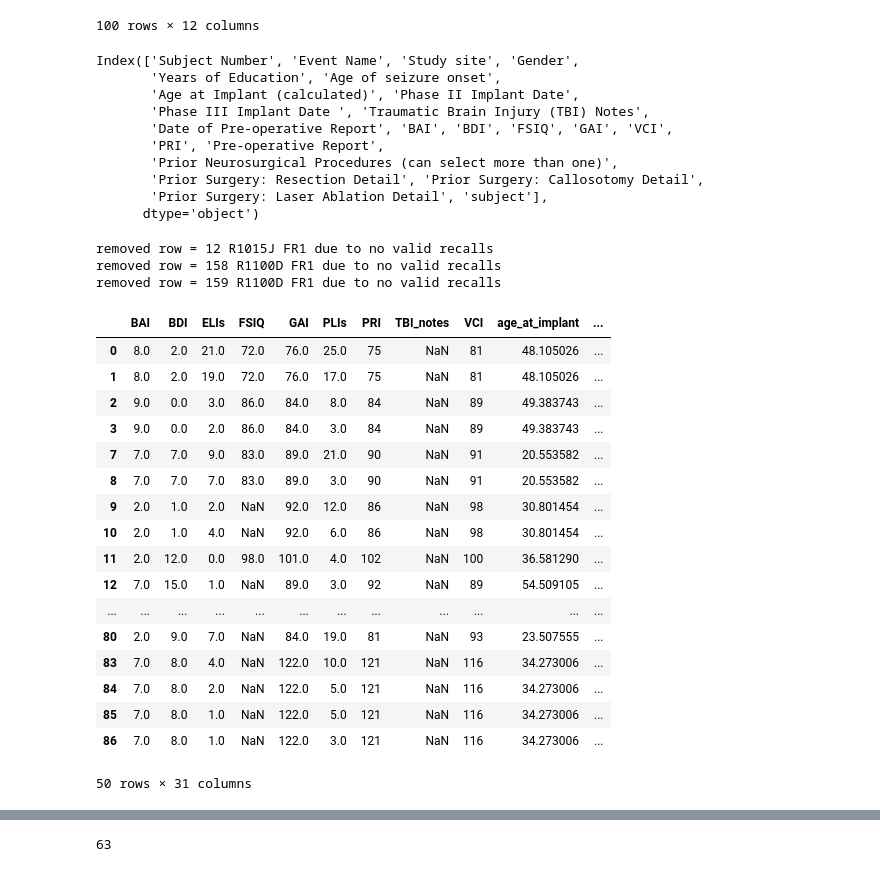
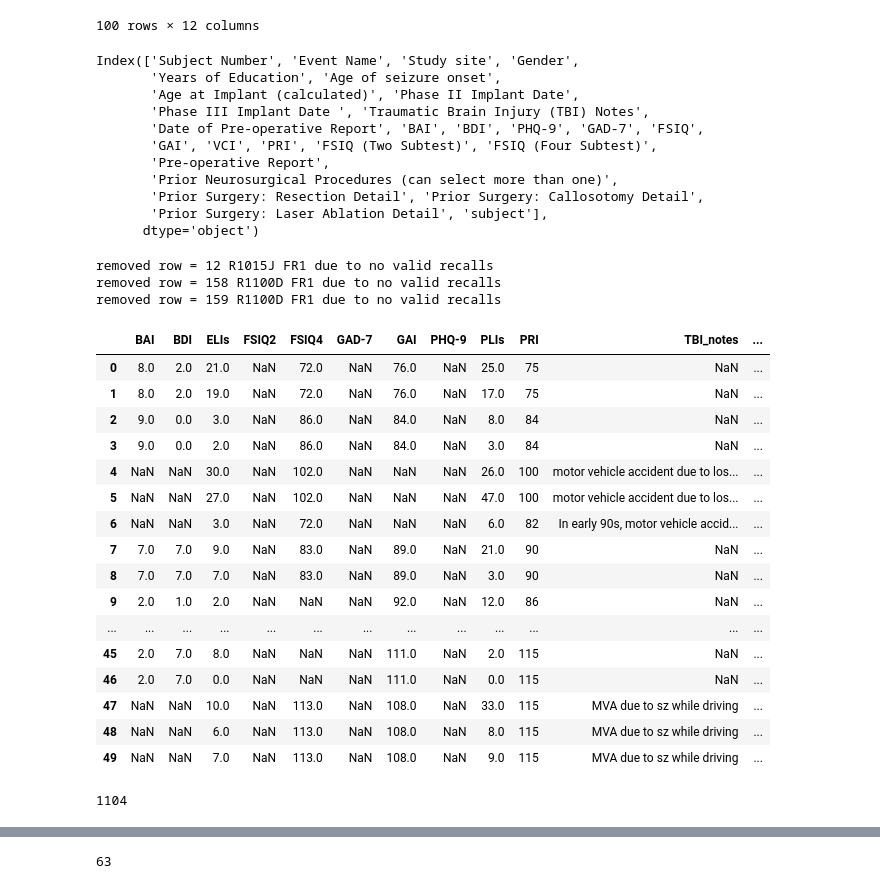
Before and after one commit to NoaHerz/Mental_health, a Jupyter notebook: MH_Master.ipynb, the cells around one changed output, grey strips where cells are left out. Saved outputs shown, nothing was run; the diff lists cells and outputs as text; code cells hidden in the pictures.

Commit message:
Update Master with new subs

```diff
--- a/MH_Master.ipynb
+++ b/MH_Master.ipynb
@@ -13,7 +13,7 @@ BDI_high = 16
 BDI_low = 10
 
 sel_sub = pd.DataFrame([])
-master = pd.read_excel(r'./All_neuropsych.xlsx',engine="openpyxl") #read master spreadsheet of all RAM subjects demo/neuropsych data
+master = pd.read_excel(r'./220222_all_neuropsych.xlsx',engine="openpyxl") #read master spreadsheet of all RAM subjects demo/neuropsych data
 
 sub_mat=list(np.zeros(len(master))*np.nan)
 df = get_data_index('r1')
@@ -26,3 +26,5 @@ for sub in df['subject'].unique():
             sub_mat[i]=sub
 # df_select[0:50]
 master['subject']=sub_mat
+
+len(master)
@@ -135,9 +196,9 @@ for sub in master['subject']:
 #                             'BAI':BAI,
 #                             'BDI':BDI
 #                             },ignore_index=True)
-                    row = master[master['subject']==sub] #get row of BAI/BDI scores for subject
-                    BAI = row['BAI'].item()
-                    BDI = row['BDI'].item()
+#                     row = master[master['subject']==sub] #get row of BAI/BDI scores for subject
+#                     BAI = row['BAI'].item()
+#                     BDI = row['BDI'].item()
                     trial_df = trial_df.append({ #create dataframe of events for analysis grouped by session
                         'subject':sub,
                         'session': sess,
@@ -177,8 +238,9 @@ Index(['Subject Number', 'Event Name', 'Study site', 'Gender',
        'Years of Education', 'Age of seizure onset',
        'Age at Implant (calculated)', 'Phase II Implant Date',
        'Phase III Implant Date ', 'Traumatic Brain Injury (TBI) Notes',
-       'Date of Pre-operative Report', 'BAI', 'BDI', 'FSIQ', 'GAI', 'VCI',
-       'PRI', 'Pre-operative Report',
+       'Date of Pre-operative Report', 'BAI', 'BDI', 'PHQ-9', 'GAD-7', 'FSIQ',
+       'GAI', 'VCI', 'PRI', 'FSIQ (Two Subtest)', 'FSIQ (Four Subtest)',
+       'Pre-operative Report',
        'Prior Neurosurgical Procedures (can select more than one)',
        'Prior Surgery: Resection Detail', 'Prior Surgery: Callosotomy Detail',
        'Prior Surgery: Laser Ablation Detail', 'subject'],
@@ -216,50 +278,56 @@ for i in trial_df.index:
                 'average_total_recalls':allrec_avg,
                 'average_ELI':ELI_avg,
                 'average_PLI':PLI_avg,
                 'average_total_ints':ELI_avg+PLI_avg,
                 'BAI':master[master['subject']==sub]['BAI'].item(),
                 'BDI':master[master['subject']==sub]['BDI'].item(),
                 'site':master[master['subject']==sub]['Study site'].item(),
                 'gender':master[master['subject']==sub]['Gender'].item(),
                 'years_of_education':master[master['subject']==sub]['Years of Education'].item(),
                 'age_of_seizure_onset':master[master['subject']==sub]['Age of seizure onset'].item(),
                 'age_at_implant':master[master['subject']==sub]['Age at Implant (calculated)'].item(),
                 'implant_date':master[master['subject']==sub]['Phase II Implant Date'].item(),
                 'reimplant_date':master[master['subject']==sub]['Phase III Implant Date '].item(),
                 'TBI_notes':master[master['subject']==sub]['Traumatic Brain Injury (TBI) Notes'].item(),
                 'date_of_neuropsych_report':master[master['subject']==sub]['Date of Pre-operative Report'].item(),
-                'FSIQ':master[master['subject']==sub]['FSIQ'].item(),
+                'FSIQ4':master[master['subject']==sub]['FSIQ'].item(),
                 'GAI':master[master['subject']==sub]['GAI'].item(),
                 'VCI':master[master['subject']==sub]['VCI'].item(),
                 'PRI':master[master['subject']==sub]['PRI'].item(),
+                'FSIQ2':master[master['subject']==sub]['FSIQ (Four Subtest)'].item(),
+                'PHQ-9':master[master['subject']==sub]['PHQ-9'].item(),
+                'GAD-7':master[master['subject']==sub]['GAD-7'].item(),
                 'binary_prior_neuro': master[master['subject']==sub]['Prior Neurosurgical Procedures (can select more than one)'].item()=='nan',
                 'prior_neurosurgical_procedures':master[master['subject']==sub]['Prior Neurosurgical Procedures (can select more than one)'].item(),
             }, ignore_index = True)
         else:
             print('removed row =', i, sub, exp, 'due to no valid recalls')
     except:
         print('failed for row =', i, sub, exp)
-df_master = df_master.dropna(subset=['BAI', 'BDI'], how='all') #drop sessions from subjects that have neither score
+# df_master = df_master.dropna(subset=['BAI', 'BDI'], how='all') #drop sessions from subjects that have neither score
 df_master[:50]
 # %% [output]
 removed row = 12 R1015J FR1 due to no valid recalls
 removed row = 158 R1100D FR1 due to no valid recalls
 removed row = 159 R1100D FR1 due to no valid recalls
-|  | BAI | BDI | ELIs | FSIQ | GAI | PLIs | PRI | TBI_notes | VCI | age_at_implant | ... |
-| 0 | 8.0 | 2.0 | 21.0 | 72.0 | 76.0 | 25.0 | 75 | NaN | 81 | 48.105026 | ... |
-| 1 | 8.0 | 2.0 | 19.0 | 72.0 | 76.0 | 17.0 | 75 | NaN | 81 | 48.105026 | ... |
-| 2 | 9.0 | 0.0 | 3.0 | 86.0 | 84.0 | 8.0 | 84 | NaN | 89 | 49.383743 | ... |
-| 3 | 9.0 | 0.0 | 2.0 | 86.0 | 84.0 | 3.0 | 84 | NaN | 89 | 49.383743 | ... |
-| 7 | 7.0 | 7.0 | 9.0 | 83.0 | 89.0 | 21.0 | 90 | NaN | 91 | 20.553582 | ... |
-| 8 | 7.0 | 7.0 | 7.0 | 83.0 | 89.0 | 3.0 | 90 | NaN | 91 | 20.553582 | ... |
-| 9 | 2.0 | 1.0 | 2.0 | NaN | 92.0 | 12.0 | 86 | NaN | 98 | 30.801454 | ... |
-| 10 | 2.0 | 1.0 | 4.0 | NaN | 92.0 | 6.0 | 86 | NaN | 98 | 30.801454 | ... |
-| 11 | 2.0 | 12.0 | 0.0 | 98.0 | 101.0 | 4.0 | 102 | NaN | 100 | 36.581290 | ... |
-| 12 | 7.0 | 15.0 | 1.0 | NaN | 89.0 | 3.0 | 92 | NaN | 89 | 54.509105 | ... |
-| ... | ... | ... | ... | ... | ... | ... | ... | ... | ... | ... | ... |
-| 80 | 2.0 | 9.0 | 7.0 | NaN | 84.0 | 19.0 | 81 | NaN | 93 | 23.507555 | ... |
-| 83 | 7.0 | 8.0 | 4.0 | NaN | 122.0 | 10.0 | 121 | NaN | 116 | 34.273006 | ... |
-| 84 | 7.0 | 8.0 | 2.0 | NaN | 122.0 | 5.0 | 121 | NaN | 116 | 34.273006 | ... |
-| 85 | 7.0 | 8.0 | 1.0 | NaN | 122.0 | 5.0 | 121 | NaN | 116 | 34.273006 | ... |
-| 86 | 7.0 | 8.0 | 1.0 | NaN | 122.0 | 3.0 | 121 | NaN | 116 | 34.273006 | ... |
+|  | BAI | BDI | ELIs | FSIQ2 | FSIQ4 | GAD-7 | GAI | PHQ-9 | PLIs | PRI | TBI_notes | ... |
+| 0 | 8.0 | 2.0 | 21.0 | NaN | 72.0 | NaN | 76.0 | NaN | 25.0 | 75 | NaN | ... |
+| 1 | 8.0 | 2.0 | 19.0 | NaN | 72.0 | NaN | 76.0 | NaN | 17.0 | 75 | NaN | ... |
+| 2 | 9.0 | 0.0 | 3.0 | NaN | 86.0 | NaN | 84.0 | NaN | 8.0 | 84 | NaN | ... |
+| 3 | 9.0 | 0.0 | 2.0 | NaN | 86.0 | NaN | 84.0 | NaN | 3.0 | 84 | NaN | ... |
+| 4 | NaN | NaN | 30.0 | NaN | 102.0 | NaN | NaN | NaN | 26.0 | 100 | motor vehicle accident due to los... | ... |
+| 5 | NaN | NaN | 27.0 | NaN | 102.0 | NaN | NaN | NaN | 47.0 | 100 | motor vehicle accident due to los... | ... |
+| 6 | NaN | NaN | 3.0 | NaN | 72.0 | NaN | NaN | NaN | 6.0 | 82 | In early 90s, motor vehicle accid... | ... |
+| 7 | 7.0 | 7.0 | 9.0 | NaN | 83.0 | NaN | 89.0 | NaN | 21.0 | 90 | NaN | ... |
+| 8 | 7.0 | 7.0 | 7.0 | NaN | 83.0 | NaN | 89.0 | NaN | 3.0 | 90 | NaN | ... |
+| 9 | 2.0 | 1.0 | 2.0 | NaN | NaN | NaN | 92.0 | NaN | 12.0 | 86 | NaN | ... |
+| ... | ... | ... | ... | ... | ... | ... | ... | ... | ... | ... | ... | ... |
+| 45 | 2.0 | 7.0 | 8.0 | NaN | NaN | NaN | 111.0 | NaN | 2.0 | 115 | NaN | ... |
+| 46 | 2.0 | 7.0 | 0.0 | NaN | NaN | NaN | 111.0 | NaN | 0.0 | 115 | NaN | ... |
+| 47 | NaN | NaN | 10.0 | NaN | 113.0 | NaN | 108.0 | NaN | 33.0 | 115 | MVA due to sz while driving | ... |
+| 48 | NaN | NaN | 6.0 | NaN | 113.0 | NaN | 108.0 | NaN | 8.0 | 115 | MVA due to sz while driving | ... |
+| 49 | NaN | NaN | 7.0 | NaN | 113.0 | NaN | 108.0 | NaN | 9.0 | 115 | MVA due to sz while driving | ... |
-50 rows × 31 columns
+# %%
+len(df_master)
+# %% [output]
+1104
```
Also changed, not shown: parts of 5 cells of this notebook.
